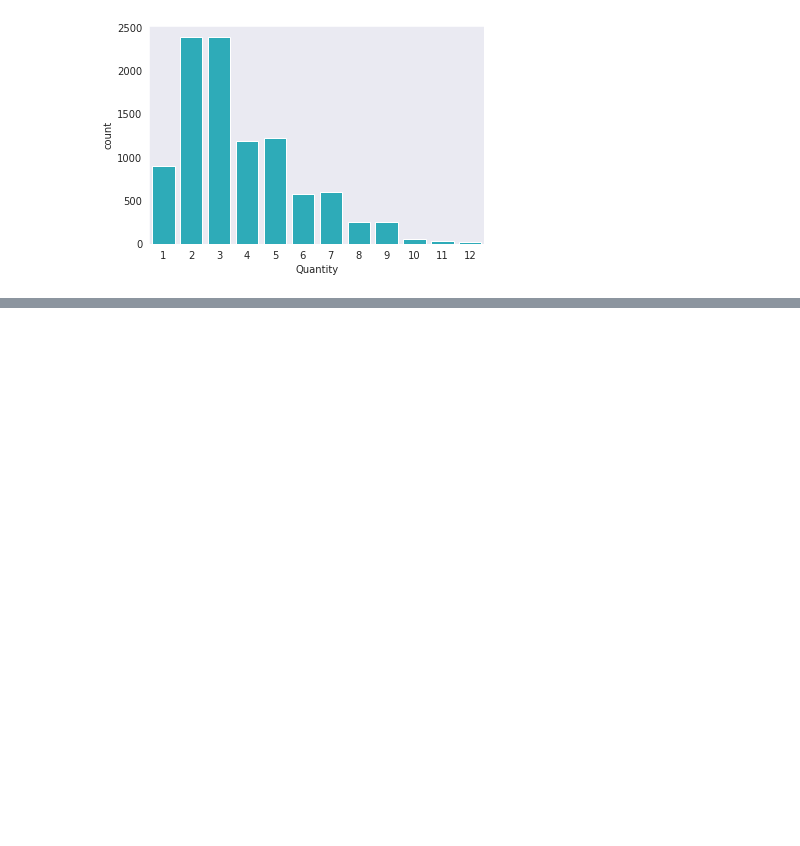
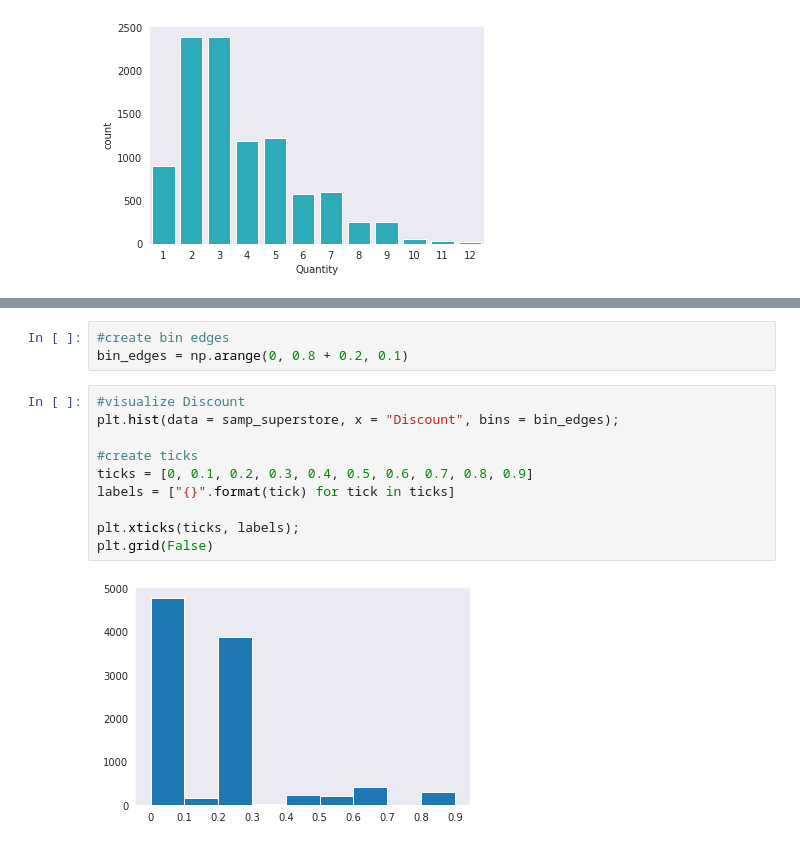
Before and after one commit to Dee-nDee/SuperStore_Data_Analysis, a Jupyter notebook: SuperStore.ipynb, the cells around one changed output, grey strips where cells are left out. Drawn from its saved outputs; the diff is of its cells as text; blank space fills up the shorter version.

Commit message:
feat: Discount Feature Exploration

```diff
--- a/SuperStore.ipynb
+++ b/SuperStore.ipynb
@@ -524,0 +540,15 @@ plt.grid(False)
+# %%
+#create bin edges
+bin_edges = np.arange(0, 0.8 + 0.2, 0.1)
+# %%
+#visualize Discount
+plt.hist(data = samp_superstore, x = "Discount", bins = bin_edges);
+
+#create ticks
+ticks = [0, 0.1, 0.2, 0.3, 0.4, 0.5, 0.6, 0.7, 0.8, 0.9]
+labels = ["{}".format(tick) for tick in ticks]
+
+plt.xticks(ticks, labels);
+plt.grid(False)
+# %% [output]
+[figure, added]
```
Also changed, not shown: parts of 4 cells of this notebook.
